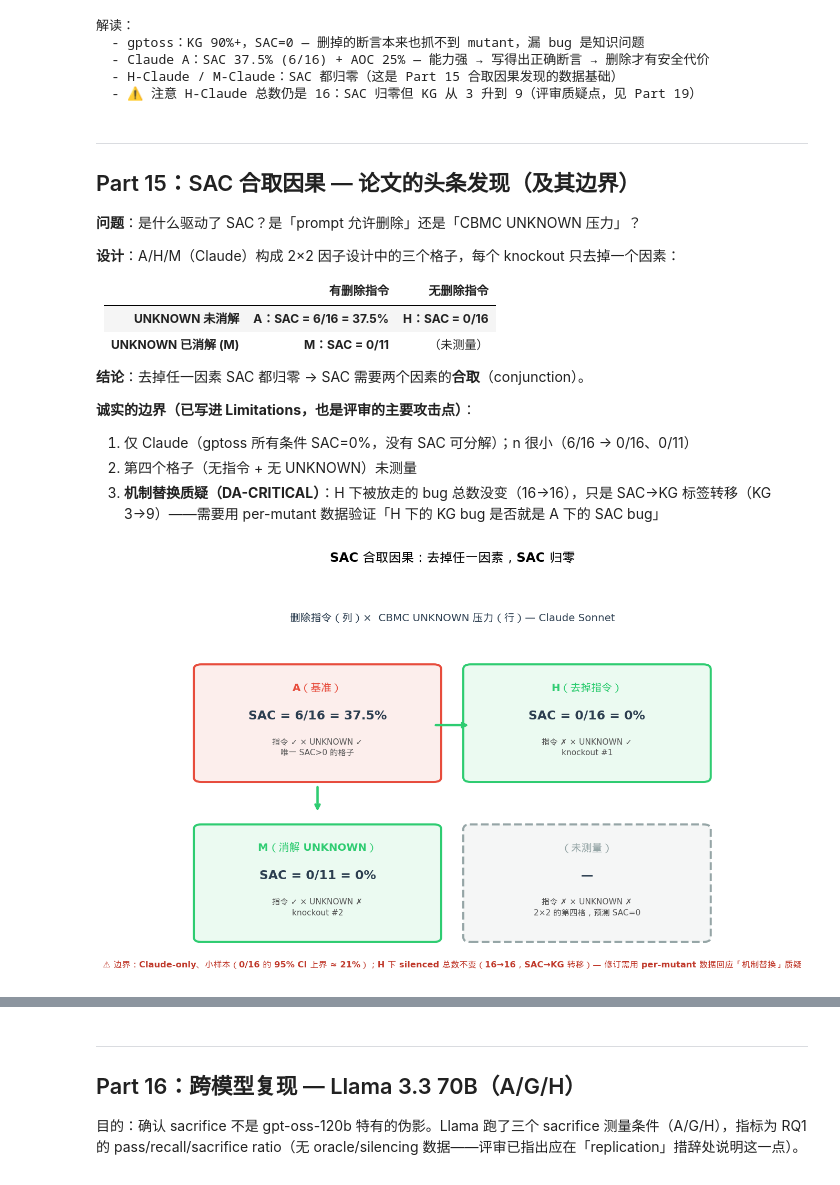
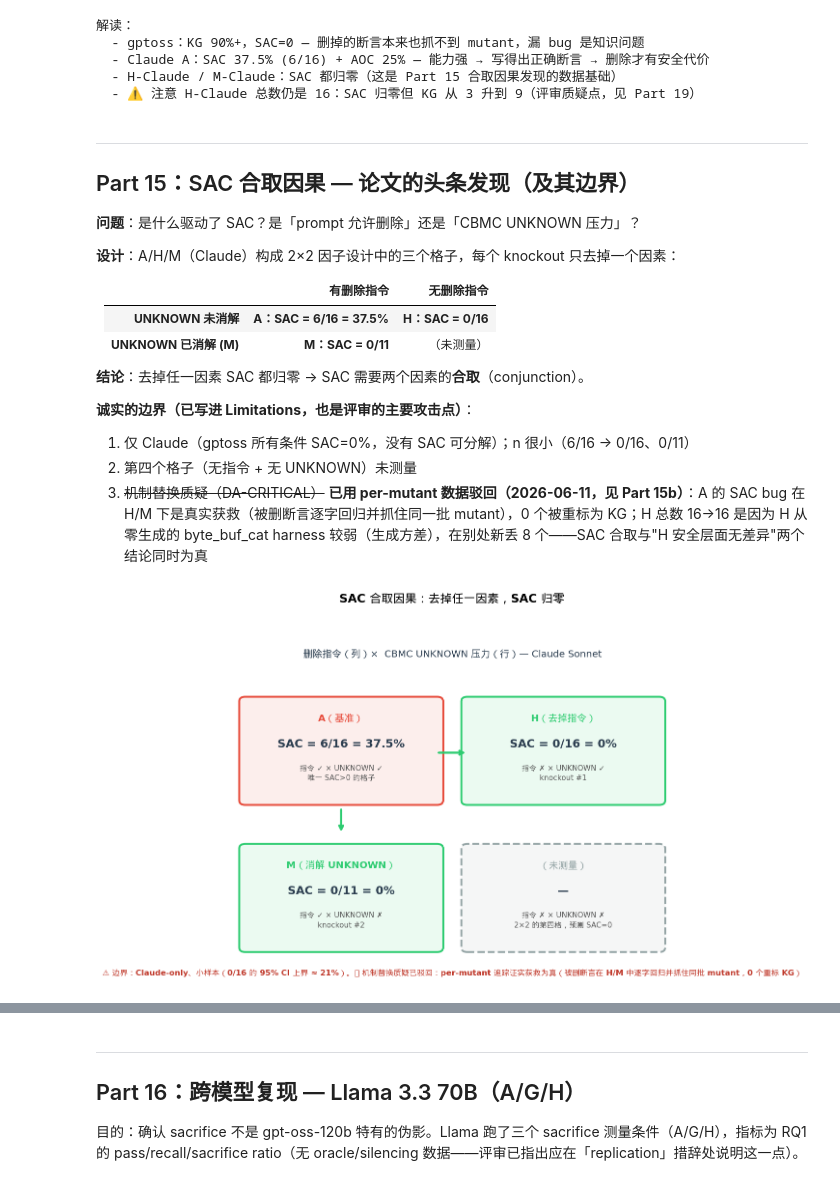
Before and after one commit to LukeW1999/LLM4Harness, a Jupyter notebook: experiment_explainer.ipynb, the cells around one changed output, grey strips where cells are left out. Saved outputs shown, nothing was run; the diff lists cells and outputs as text; code cells hidden in the pictures.

Commit message:
Add Part 13b (G verdict decomposition) and Part 15b (per-mutant SAC rescue verification); update caveats and revision plan

```diff
--- a/experiment_explainer.ipynb
+++ b/experiment_explainer.ipynb
@@ -876,7 +876,7 @@ story = [
      '→ 能力提升不消除 conformance，只是换机制。', '#8e44ad'),
     ('⑧', 'SAC 合取因果 (A/H/M-Claude)',
      '两个独立 knockout：H 去掉删除指令 (SAC 6/16→0/16)；M 消解 UNKNOWN (→0/11)。\n'
-     '→ SAC 需要"允许删除的指令 × 未消解的 UNKNOWN"同时成立（Claude-only，小样本，待第三模型验证）。', '#d35400'),
+     '→ SAC 需要"指令 × UNKNOWN"合取；per-mutant 验证：被删断言逐字回归并抓住同批 bug（获救为真，非重标签）。', '#d35400'),
 ]
 
 n = len(story)
@@ -984,0 +989,25 @@ print('  4. Oracle 负对照：158/370 = 42.7%，全场最高 — "白送 precon
+# %%
+# 370 个 GT-FAIL mutant 上的 LLM verdict 分解（G vs A，gptoss）
+verdicts = ['FAIL\n(抓住 bug)', 'COMPILE_ERROR', 'UNKNOWN', 'SUCCESS\n(= silenced)']
+G_vals = [168, 161, 40, 1]
+A_vals = [156, 148, 25, 41]
+colors_v = ['#2ecc71', '#95a5a6', '#f39c12', '#e74c3c']
+
+fig, ax = plt.subplots(figsize=(11, 5))
+x = np.arange(len(verdicts)); w = 0.36
+b1 = ax.bar(x - w/2, G_vals, width=w, label='G（无循环）', color='#7f8c8d', alpha=0.85)
+b2 = ax.bar(x + w/2, A_vals, width=w, label='A（反馈循环）', color='#3498db', alpha=0.85)
+for bars, vals in [(b1, G_vals), (b2, A_vals)]:
+    for b, v in zip(bars, vals):
+        ax.text(b.get_x() + b.get_width()/2, v + 2, str(v), ha='center', fontweight='bold')
+ax.set_xticks(x); ax.set_xticklabels(verdicts, fontsize=10)
+ax.set_ylabel('mutant 数（共 370 GT-FAIL）')
+ax.set_title('G vs A：抓 bug 能力相同（168 vs 156），循环把「大声失败」修成了「无声通过」（1→41）',
+             fontsize=11.5, fontweight='bold')
+ax.legend(fontsize=10); ax.grid(True, alpha=0.3, axis='y')
+plt.tight_layout(); plt.show()
+
+print('GT 侧 triggered-property 提取（gt_fail_properties_canonical370.json）：')
+print('  370/370 verdict 确定性复现；354 个解析出精确触发断言（16 个待修正则）')
+print('  来源分解：harness-only 110 / harness+library 132 / library-only 112')
+print('  → GT 约 30% 的检测力来自 proof-helper / 库内断言 / libc 模型 precondition，不是 harness 手写 assert')
@@ -1055,7 +1090,7 @@ print('  - ⚠️ 注意 H-Claude 总数仍是 16：SAC 归零但 KG 从 3 升
 **诚实的边界（已写进 Limitations，也是评审的主要攻击点）**：
 1. 仅 Claude（gptoss 所有条件 SAC=0%，没有 SAC 可分解）；n 很小（6/16 → 0/16、0/11）
 2. 第四个格子（无指令 + 无 UNKNOWN）未测量
-3. **机制替换质疑（DA-CRITICAL）**：H 下被放走的 bug 总数没变（16→16），只是 SAC→KG 标签转移（KG 3→9）——需要用 per-mutant 数据验证「H 下的 KG bug 是否就是 A 下的 SAC bug」
+3. ~~机制替换质疑（DA-CRITICAL）~~ **已用 per-mutant 数据驳回（2026-06-11，见 Part 15b）**：A 的 SAC bug 在 H/M 下是真实获救（被删断言逐字回归并抓住同一批 mutant），0 个被重标为 KG；H 总数 16→16 是因为 H 从零生成的 byte_buf_cat harness 较弱（生成方差），在别处新丢 8 个——SAC 合取与"H 安全层面无差异"两个结论同时为真
 # %%
 # 2x2 合取因果图
 fig, ax = plt.subplots(figsize=(11, 6.5))
@@ -1069,33 +1104,33 @@ cells_2x2 = [
     (0.72, 0.22, '（未测量）', '—', '#95a5a6', '指令 ✗ × UNKNOWN ✗\n2×2 的第四格，预测 SAC=0'),
 ]
 for x, y, title, val, color, note in cells_2x2:
     ls = 'dashed' if '未测量' in title else 'solid'
     ax.add_patch(mpatches.FancyBboxPatch((x-0.19, y-0.13), 0.38, 0.27,
         boxstyle='round,pad=0.012', linewidth=2.2, linestyle=ls,
         edgecolor=color, facecolor=color + '18', transform=ax.transAxes))
     ax.text(x, y+0.085, title, ha='center', fontsize=11, fontweight='bold',
             color=color, transform=ax.transAxes)
     ax.text(x, y+0.015, val, ha='center', fontsize=13, fontweight='bold',
             color='#2c3e50', transform=ax.transAxes)
     ax.text(x, y-0.075, note, ha='center', fontsize=8.5, color='#555',
             transform=ax.transAxes, linespacing=1.5)
 
 ax.text(0.5, 0.88, '删除指令（列）×  CBMC UNKNOWN 压力（行）— Claude Sonnet',
         ha='center', fontsize=11, color='#2c3e50', transform=ax.transAxes)
 ax.annotate('', xy=(0.53, 0.62), xytext=(0.47, 0.62),
             xycoords='axes fraction',
             arrowprops=dict(arrowstyle='->', color='#2ecc71', lw=2.5))
 ax.annotate('', xy=(0.28, 0.40), xytext=(0.28, 0.47),
             xycoords='axes fraction',
             arrowprops=dict(arrowstyle='->', color='#2ecc71', lw=2.5))
 
 ax.text(0.5, 0.015,
-        '⚠️ 边界：Claude-only、小样本（0/16 的 95% CI 上界 ≈ 21%）；'
-        'H 下 silenced 总数不变（16→16，SAC→KG 转移）— 修订需用 per-mutant 数据回应「机制替换」质疑',
+        '⚠️ 边界：Claude-only、小样本（0/16 的 95% CI 上界 ≈ 21%）。'
+        '✅ 机制替换质疑已驳回：per-mutant 追踪证实获救为真（被删断言在 H/M 中逐字回归并抓住同批 mutant，0 个重标 KG）',
         ha='center', fontsize=9, color='#c0392b', fontweight='bold',
         transform=ax.transAxes)
 ax.set_title('SAC 合取因果：去掉任一因素，SAC 归零', fontsize=13.5, fontweight='bold', pad=12)
 plt.tight_layout()
 plt.show()
 # %% [output]
-[figure, old version]
+[figure, new version]
```
Also changed, not shown: parts of 6 cells of this notebook.
